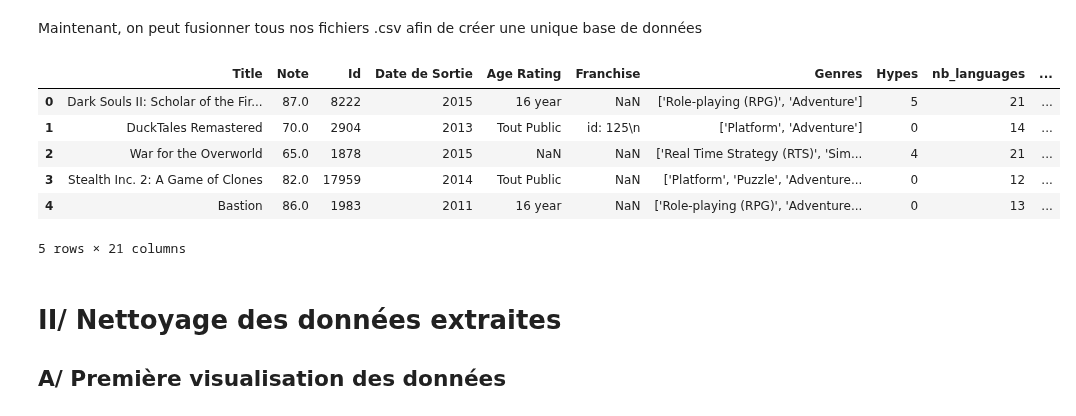
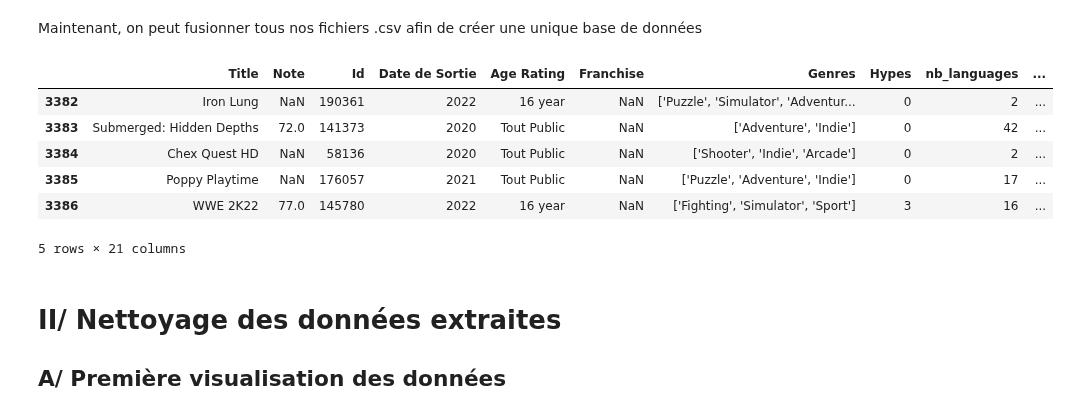
Before and after one commit to PyTomSss/PythonProjects, a Jupyter notebook: Project_Notebook.ipynb, the cells around one changed output. Cells and saved outputs as stored; diff of their text form; code cells hidden in the pictures.

```diff
--- a/Project_Notebook.ipynb
+++ b/Project_Notebook.ipynb
@@ -585,16 +585,16 @@ Maintenant, on peut fusionner tous nos fichiers .csv afin de créer une unique b
 # %%
 df=[]
 BDD=['BDD1.csv','BDD2.csv','BDD3.csv','BDD4.csv','BDD5.csv','BDD6.csv']  #'BDD7.csv','BDD8.csv']
 dfs=[pd.read_csv(bdd) for bdd in BDD]
 df=pd.concat(dfs, ignore_index=True)
-df.head()
+df.tail()
 # %% [output]
 |  | Title | Note | Id | Date de Sortie | Age Rating | Franchise | Genres | Hypes | nb_languages | ... |
-| 0 | Dark Souls II: Scholar of the Fir... | 87.0 | 8222 | 2015 | 16 year | NaN | ['Role-playing (RPG)', 'Adventure'] | 5 | 21 | ... |
-| 1 | DuckTales Remastered | 70.0 | 2904 | 2013 | Tout Public | id: 125\n | ['Platform', 'Adventure'] | 0 | 14 | ... |
-| 2 | War for the Overworld | 65.0 | 1878 | 2015 | NaN | NaN | ['Real Time Strategy (RTS)', 'Sim... | 4 | 21 | ... |
-| 3 | Stealth Inc. 2: A Game of Clones | 82.0 | 17959 | 2014 | Tout Public | NaN | ['Platform', 'Puzzle', 'Adventure... | 0 | 12 | ... |
-| 4 | Bastion | 86.0 | 1983 | 2011 | 16 year | NaN | ['Role-playing (RPG)', 'Adventure... | 0 | 13 | ... |
+| 3382 | Iron Lung | NaN | 190361 | 2022 | 16 year | NaN | ['Puzzle', 'Simulator', 'Adventur... | 0 | 2 | ... |
+| 3383 | Submerged: Hidden Depths | 72.0 | 141373 | 2020 | Tout Public | NaN | ['Adventure', 'Indie'] | 0 | 42 | ... |
+| 3384 | Chex Quest HD | NaN | 58136 | 2020 | Tout Public | NaN | ['Shooter', 'Indie', 'Arcade'] | 0 | 2 | ... |
+| 3385 | Poppy Playtime | NaN | 176057 | 2021 | Tout Public | NaN | ['Puzzle', 'Adventure', 'Indie'] | 0 | 17 | ... |
+| 3386 | WWE 2K22 | 77.0 | 145780 | 2022 | 16 year | NaN | ['Fighting', 'Simulator', 'Sport'] | 3 | 16 | ... |
 5 rows × 21 columns
 # %% [markdown]
 # II/ Nettoyage des données extraites
```
Also changed, not shown: parts of 4 cells of this notebook.
